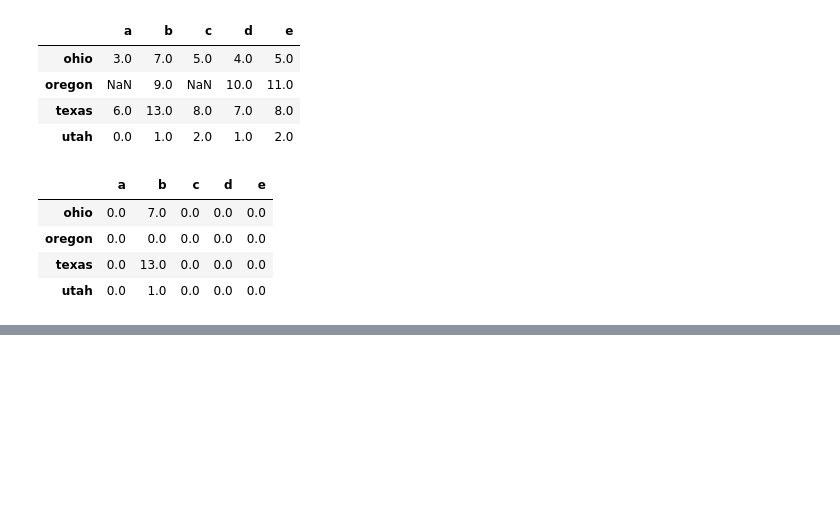
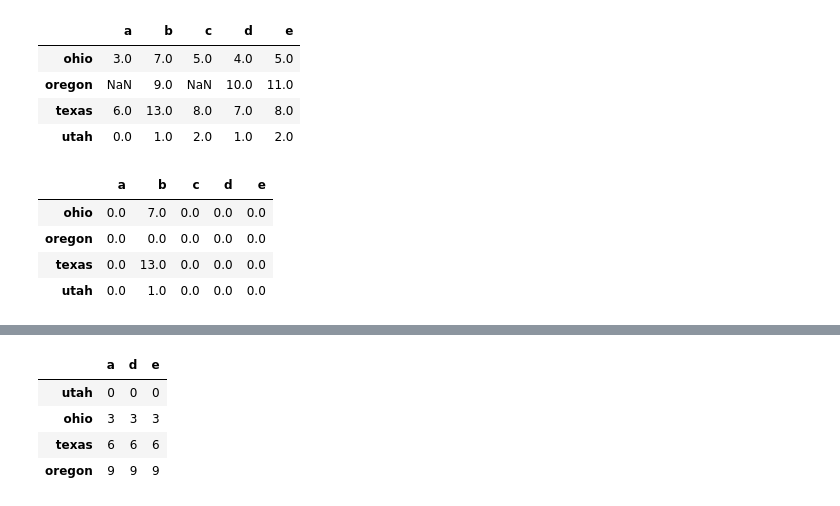
Before and after one commit to Iswaqasahmed/Pandas, a Jupyter notebook: pandas.ipynb, the cells around one changed output, grey strips where cells are left out. Saved outputs shown, nothing was run; the diff lists cells and outputs as text; code cells hidden in the pictures; blank space fills up the shorter version.

```diff
--- a/pandas.ipynb
+++ b/pandas.ipynb
@@ -923,0 +955,2 @@ df3.fillna(0)
+# %%
+series = frame.loc['utah']
@@ -923,0 +964,8 @@ df3.fillna(0)
+# %%
+frame - series
+# %% [output]
+|  | a | d | e |
+| utah | 0 | 0 | 0 |
+| ohio | 3 | 3 | 3 |
+| texas | 6 | 6 | 6 |
+| oregon | 9 | 9 | 9 |
```
Also changed, not shown: parts of 6 cells of this notebook.
